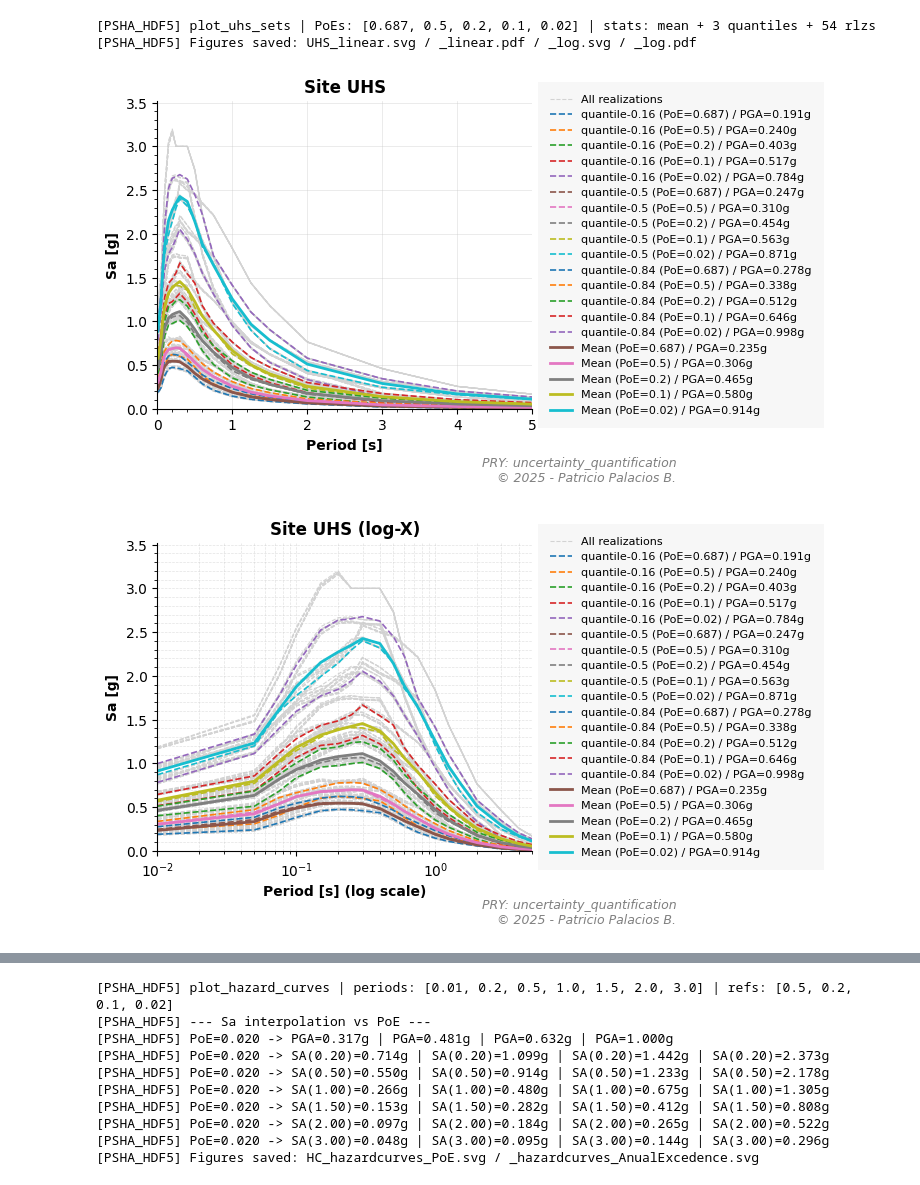
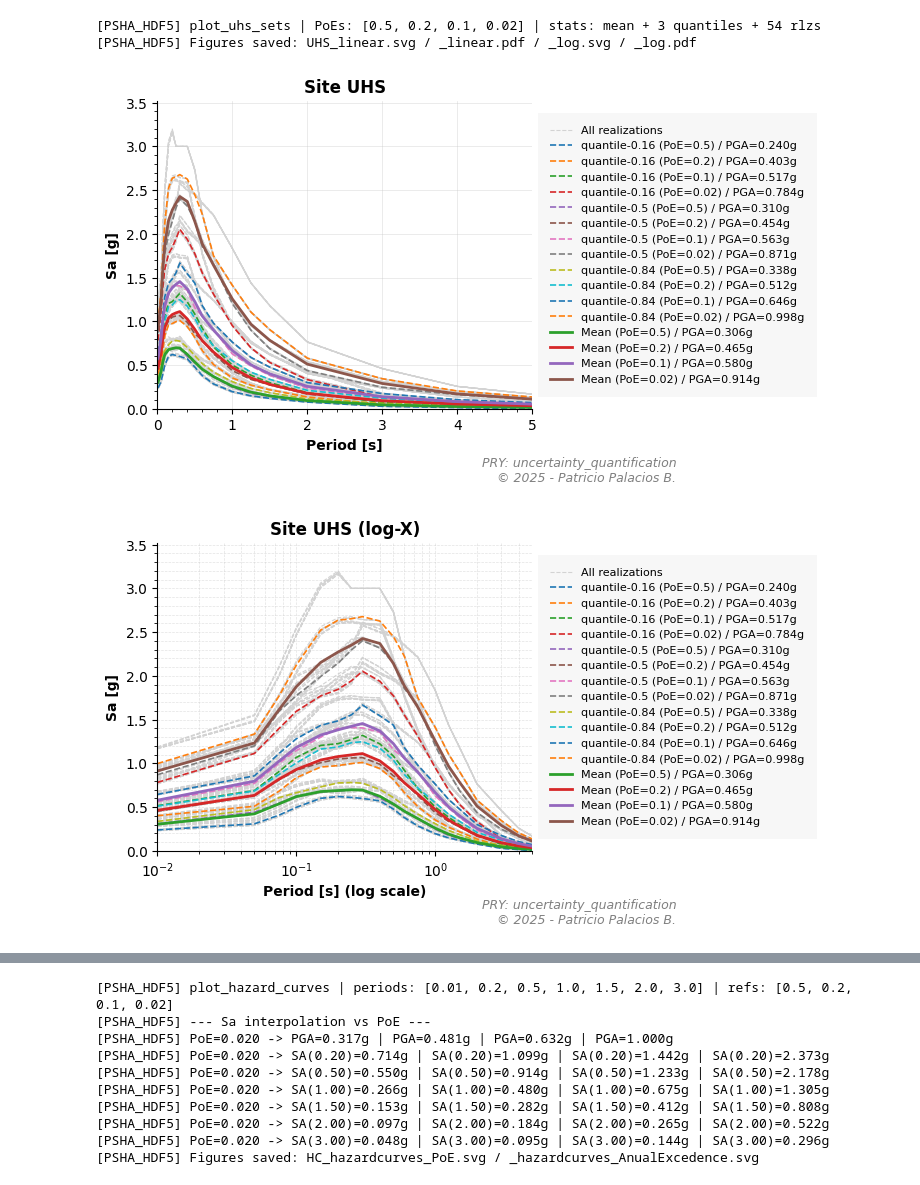
Before and after one commit to ppalacios92/OpenQuakeUHS, a Jupyter notebook: src/OpenQuakeUHS/examples/Main_Openqake_Hazard_hdf5.ipynb, the cells around one changed output, grey strips where cells are left out. Cells and saved outputs as stored; diff of their text form; code cells hidden in the pictures.

Commit message:
improve plot methods

```diff
--- a/src/OpenQuakeUHS/examples/Main_Openqake_Hazard_hdf5.ipynb
+++ b/src/OpenQuakeUHS/examples/Main_Openqake_Hazard_hdf5.ipynb
@@ -23,14 +23,14 @@ psha = PSHA_HDF5(r'C:\Dropbox\01. Brain\04. Docente\02. PUCE ING\02. POSTGRADO\0
 [PSHA_HDF5] TRTs              : Active Shallow Crust, Subduction Interface, Subduction IntraSlab
 [PSHA_HDF5] Ready.
 # %%
-psha.plot_uhs_sets(poe=[0.687, 0.5, 0.2, 0.1, 0.02],
+psha.plot_uhs_sets(poe=[0.5, 0.2, 0.1, 0.02],
                    PRY_name=PRY_name,
                    title="Site UHS",
                    show_rlzs=True,
                    save_path=os.path.join(SVG_path, "UHS"))
 # %% [output]
-[PSHA_HDF5] plot_uhs_sets | PoEs: [0.687, 0.5, 0.2, 0.1, 0.02] | stats: mean + 3 quantiles + 54 rlzs
+[PSHA_HDF5] plot_uhs_sets | PoEs: [0.5, 0.2, 0.1, 0.02] | stats: mean + 3 quantiles + 54 rlzs
 [PSHA_HDF5] Figures saved: UHS_linear.svg / _linear.pdf / _log.svg / _log.pdf
-[figure, old version]
+[figure, new version]
-[figure, old version]
+[figure, new version]
 # %%
```
Also changed, not shown: parts of 3 cells of this notebook, 4 other files.
